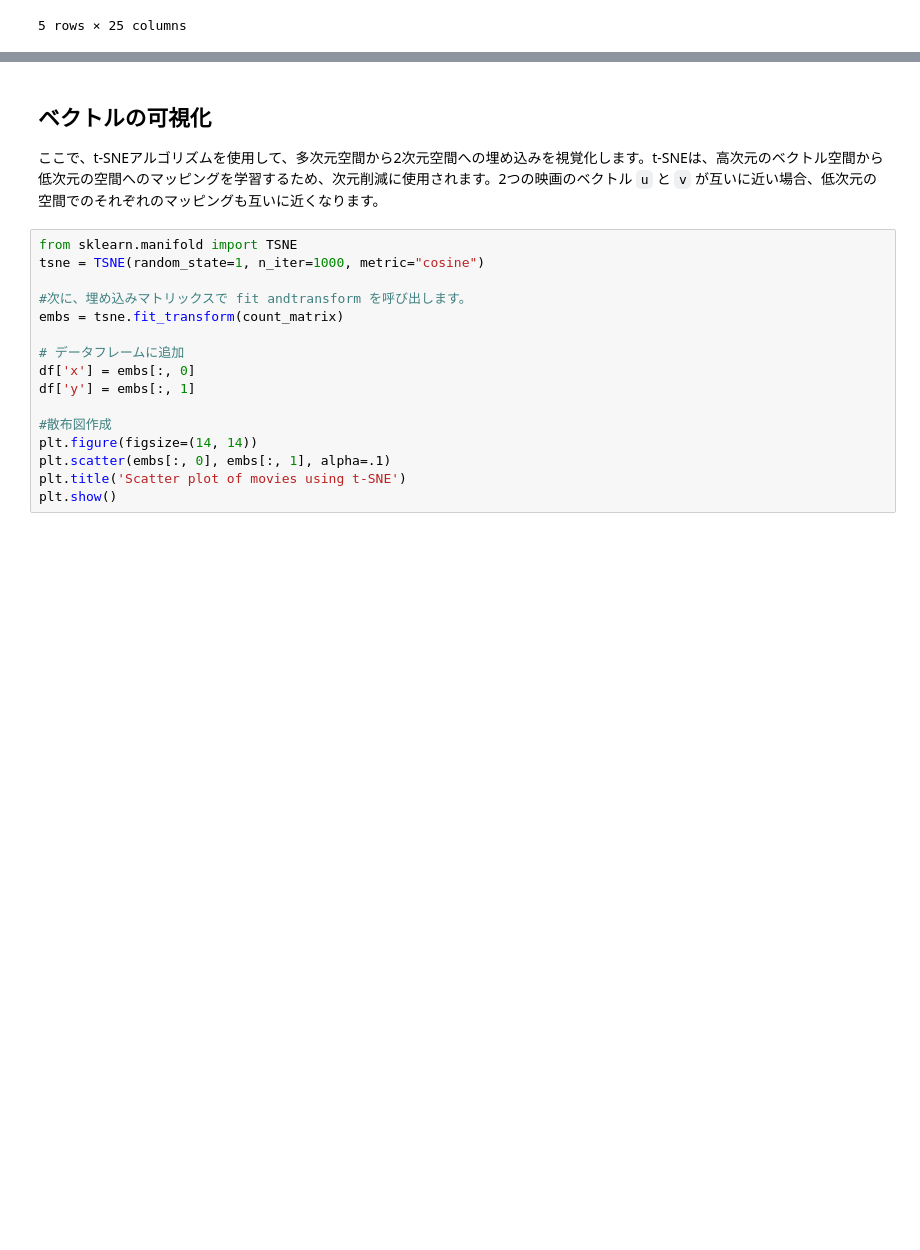
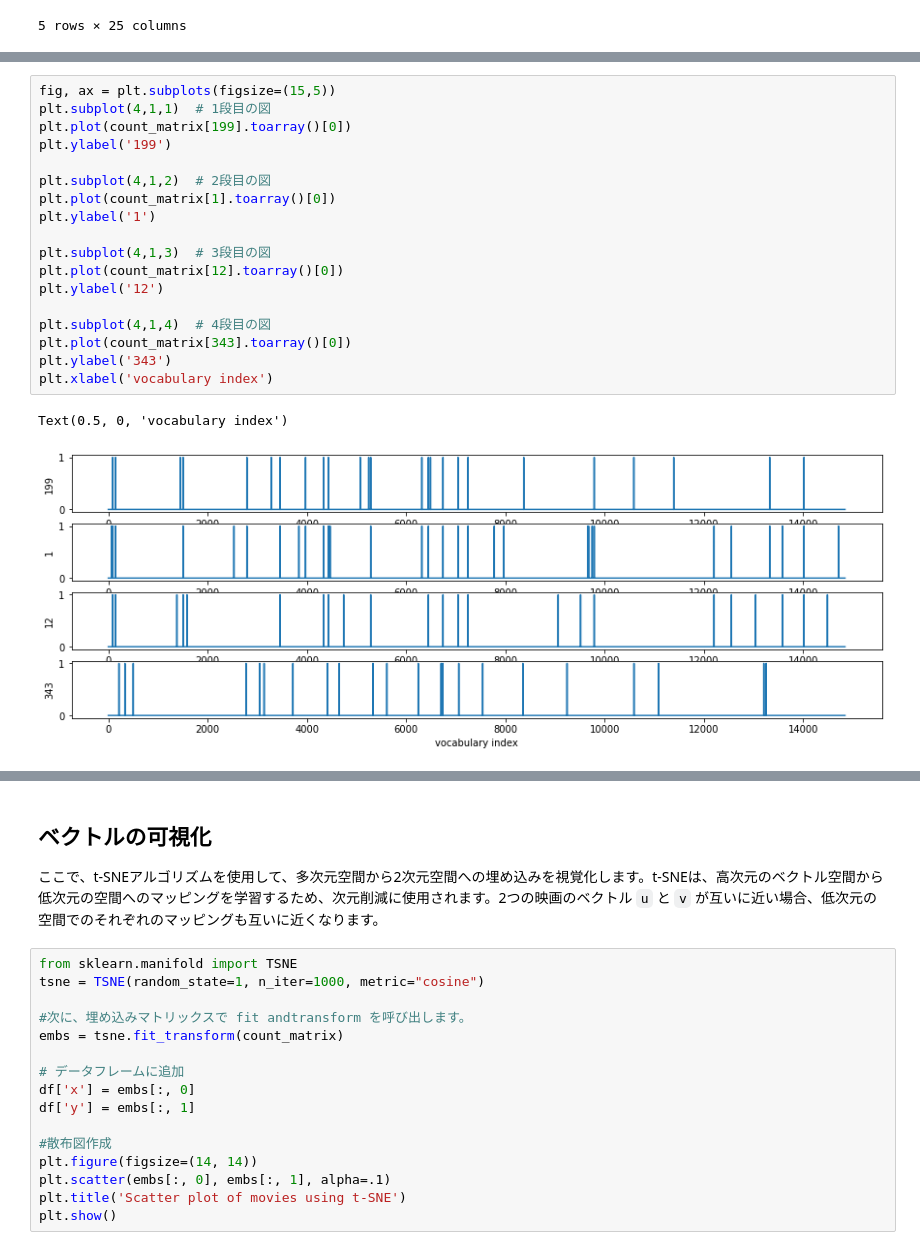
Before and after one commit to nohanaga/movie_recommendation_cos_similarity, a Jupyter notebook: 01_Movie_Recommendation_using_Cosine_Similarity.ipynb, the cells around one changed output, grey strips where cells are left out. Cells and saved outputs as stored; diff of their text form; blank space fills up the shorter version.

```diff
--- a/01_Movie_Recommendation_using_Cosine_Similarity.ipynb
+++ b/01_Movie_Recommendation_using_Cosine_Similarity.ipynb
@@ -349,0 +155,21 @@ The Fifth Element
+# %%
+fig, ax = plt.subplots(figsize=(15,5))
+plt.subplot(4,1,1)  # 1段目の図
+plt.plot(count_matrix[199].toarray()[0])
+plt.ylabel('199')
+
+plt.subplot(4,1,2)  # 2段目の図
+plt.plot(count_matrix[1].toarray()[0])
+plt.ylabel('1')
+
+plt.subplot(4,1,3)  # 3段目の図
+plt.plot(count_matrix[12].toarray()[0])
+plt.ylabel('12')
+
+plt.subplot(4,1,4)  # 4段目の図
+plt.plot(count_matrix[343].toarray()[0])
+plt.ylabel('343')
+plt.xlabel('vocabulary index')
+# %% [output]
+Text(0.5, 0, 'vocabulary index')
+[figure, added]
```
Also changed, not shown: parts of 55 cells of this notebook.
